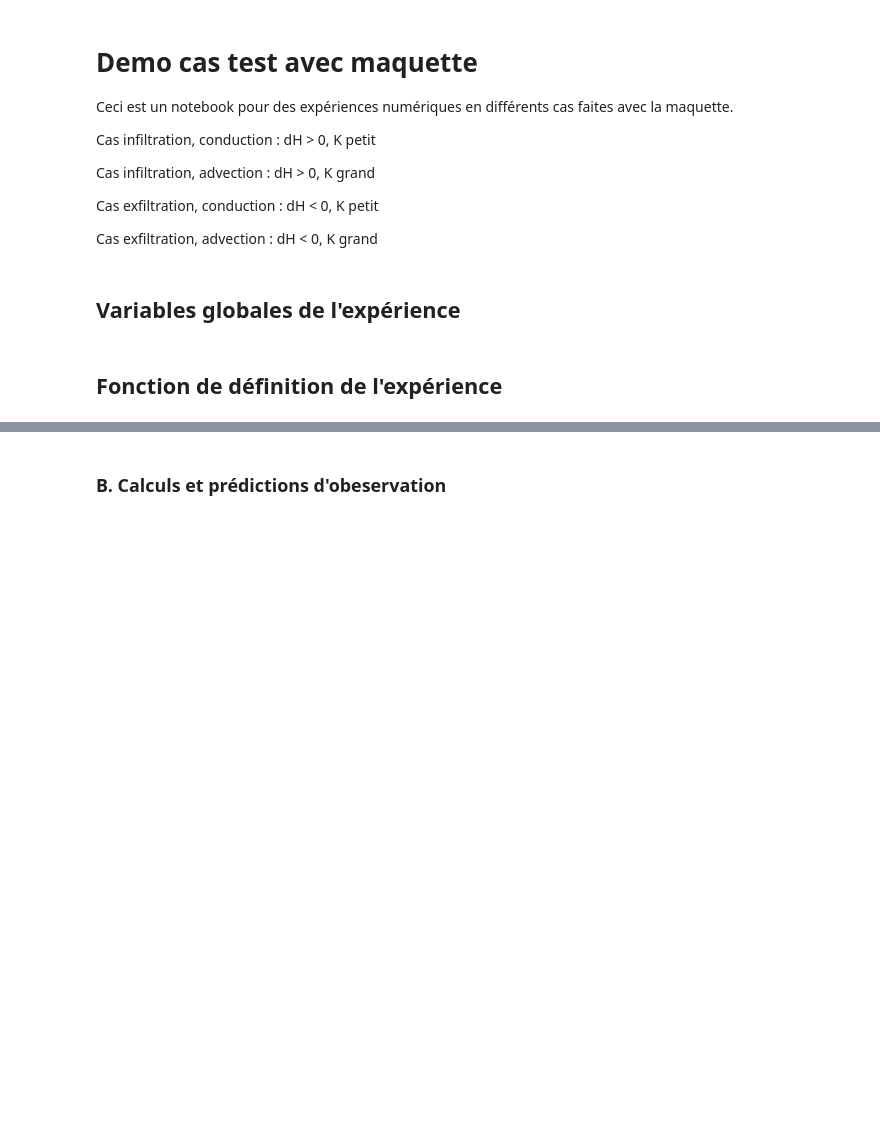
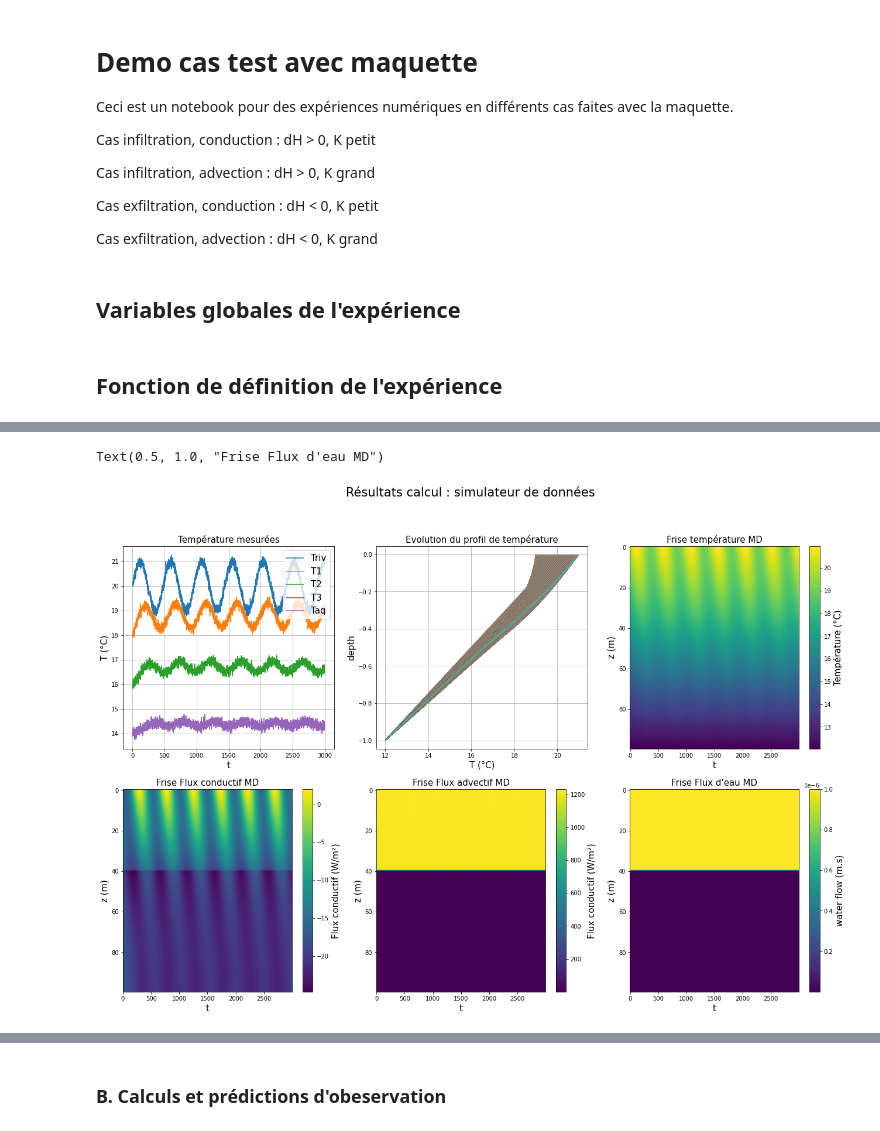
Before and after one commit to ameliemelorene/pyheatmy2022, a Jupyter notebook: demo_cas_test.ipynb, the cells around one changed output, grey strips where cells are left out. Cells and saved outputs as stored; diff of their text form; code cells hidden in the pictures; blank space fills up the shorter version.

Commit message:
ajout d'une méthode plot pour core.py + ajout plot flux sur la démo

```diff
--- a/demo_cas_test.ipynb
+++ b/demo_cas_test.ipynb
@@ -25,7 +25,7 @@ dt = 15*60 # pas de temps en (s)
 
 T_riv_amp = 1
 T_riv_offset = 20 + K_offset
-P_T_riv = 24*4*dt
+P_T_riv = 5*24*4*dt
 
 T_aq_amp = 0
 T_aq_offset = 12 + K_offset
@@ -34,6 +34,8 @@ P_T_aq = -9999 # à mettre dans le init
 dH_amp = 0
 dH_offset = 1
 P_dh = -9999 #14*24*4*dt
+
+nb_cells =100
 # %% [markdown]
 ## Fonction de définition de l'expérience
 # %%
@@ -119,0 +175,15 @@ experiment = [*gen_experiment_monolayer(**dict_exp)] # [time_series, colonne_exp
+# %%
+time_ser = experiment_multilayer[0]
+col = experiment_multilayer[1]
+layerlist = experiment_multilayer[2]
+
+dz = col._real_z[-1] / nb_cells
+
+time_ser._measures_column_one_layer(col, layerlist, nb_cells)
+time_ser._generate_perturb_T_riv_dH_series()
+time_ser._generate_perturb_Shaft_Temp_series()
+nt = 3000 #durée max d'observation
+
+# les sorties des différents capteurs après passage dans le modèle direct
+t_range = time_ser._time_array
+n_sens = len(time_ser._depth_sensors)-1
@@ -119,0 +205,52 @@ experiment = [*gen_experiment_monolayer(**dict_exp)] # [time_series, colonne_exp
+# %%
+"""Plots des profils de température"""
+fontsize = 15
+fig, ax = plt.subplots(2,3, sharey=False, figsize = (22, 14))
+fig.suptitle("Résultats calcul : simulateur de données",fontsize = fontsize+6)
+ax[0,0].plot(time_ser._T_riv_perturb[:nt]-K_offset, label="Triv")
+for i in range(n_sens):
+    ax[0,0].plot(time_ser._T_Shaft_perturb[:nt,i]-K_offset, label="T{}".format(i+1))
+ax[0,0].plot(time_ser._T_Shaft_perturb[:nt,n_sens-1]-K_offset, label="Taq")
+ax[0,0].legend(fontsize = fontsize)
+ax[0,0].grid()
+ax[0,0].set_xlabel("t",fontsize = fontsize)
+ax[0,0].set_ylabel("T (°C)",fontsize = fontsize)
+ax[0,0].set_title("Température mesurées",fontsize = fontsize)
+
+for i in range(nt):
+    ax[0,1].plot(col._temps[:nt,i]-K_offset, -col._z_solve)
+ax[0,1].set_ylabel("depth",fontsize = fontsize)
+ax[0,1].set_xlabel("T (°C)",fontsize = fontsize)
+ax[0,1].grid()
+ax[0,1].set_title("Evolution du profil de température",fontsize = fontsize)
+
+im0 = ax[0,2].imshow(col._temps[:,:nt]-K_offset, aspect='auto')
+ax[0,2].set_xlabel("t",fontsize = fontsize)
+ax[0,2].set_ylabel("z (m)",fontsize = fontsize)
+cbar0 = fig.colorbar(im0, ax=ax[0, 2], shrink=1,location='right')
+cbar0.set_label('Température (°C)',fontsize = fontsize)
+ax[0,2].set_title("Frise température MD",fontsize = fontsize)
+
+im1 = ax[1,0].imshow(col.get_conduc_flows_solve()[:,:nt], aspect='auto')
+ax[1,0].set_xlabel("t",fontsize = fontsize)
+ax[1,0].set_ylabel("z (m)",fontsize = fontsize)
+cbar1 = fig.colorbar(im1, ax=ax[1, 0], shrink=1,location='right')
+cbar1.set_label('Flux conductif (W/m²)',fontsize = fontsize)
+ax[1,0].set_title("Frise Flux conductif MD",fontsize = fontsize)
+
+im2 = ax[1,1].imshow(col.get_advec_flows_solve()[:,:nt], aspect='auto')
+ax[1,1].set_xlabel("t",fontsize = fontsize)
+ax[1,1].set_ylabel("z (m)",fontsize = fontsize)
+cbar2 = fig.colorbar(im2, ax=ax[1, 1], shrink=1,location='right')
+cbar2.set_label('Flux conductif (W/m²)',fontsize = fontsize)
+ax[1,1].set_title("Frise Flux advectif MD",fontsize = fontsize)
+
+im3 = ax[1,2].imshow(col.get_flows_solve()[:,:nt], aspect='auto')
+ax[1,2].set_xlabel("t",fontsize = fontsize)
+ax[1,2].set_ylabel("z (m)",fontsize = fontsize)
+cbar3 = fig.colorbar(im3, ax=ax[1, 2], shrink=1,location='right')
+cbar3.set_label('water flow (m.s)',fontsize = fontsize)
+ax[1,2].set_title("Frise Flux d'eau MD",fontsize = fontsize)
+# %% [output]
+Text(0.5, 1.0, "Frise Flux d'eau MD")
+[figure, added]
```
Also changed, not shown: parts of 15 cells of this notebook, 2 other files.
